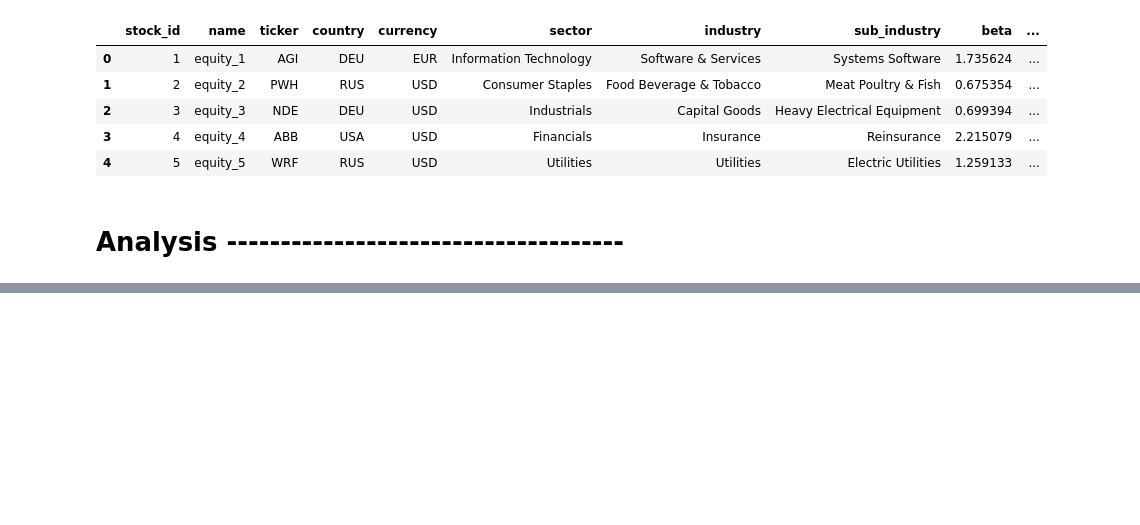
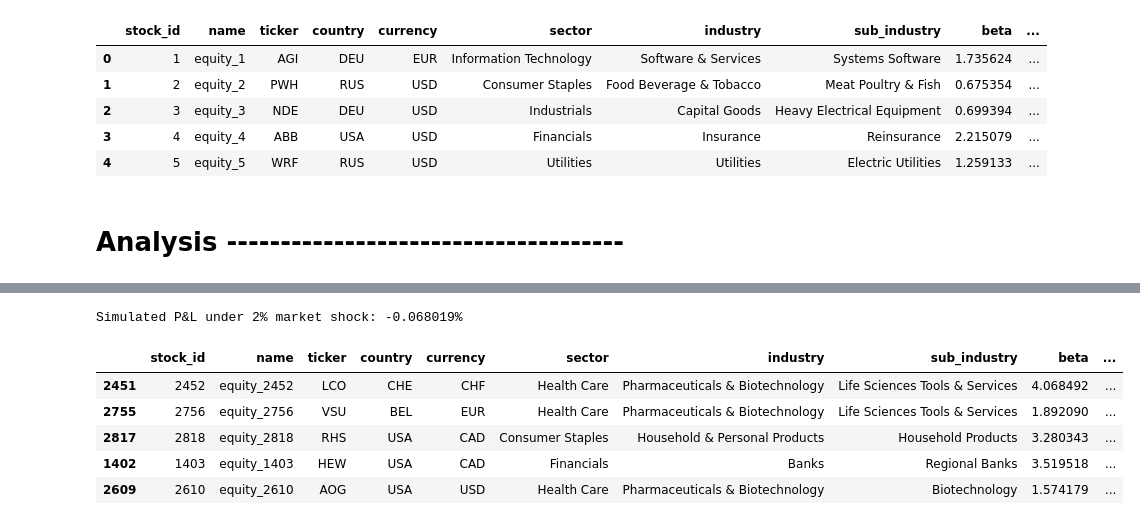
Before and after one commit to williampham7/voleon-data-assignment, a Jupyter notebook: assignment.ipynb, the cells around one changed output, grey strips where cells are left out. Drawn from its saved outputs; the diff is of its cells as text; code cells hidden in the pictures; blank space fills up the shorter version.

```diff
--- a/assignment.ipynb
+++ b/assignment.ipynb
@@ -309,0 +348,21 @@ END OF REPORT
+# %%
+# Simulate market shock
+market_shock = 0.02  # 2% up
+portfolio['shock_pnl'] = (portfolio['beta'] * market_shock *
+                          portfolio['position_value_usd'])
+
+# If portfolio beta is truly neutral, this should ~= 0
+simulated_loss = portfolio['shock_pnl'].sum() / total_gmv
+print(f"Simulated P&L under 2% market shock: {simulated_loss:.6%}")
+
+# Identify which positions would hurt most
+worst_in_shock = portfolio.nsmallest(5, 'shock_pnl')
+worst_in_shock
+# %% [output]
+Simulated P&L under 2% market shock: -0.068019%
+|  | stock_id | name | ticker | country | currency | sector | industry | sub_industry | beta | ... |
+| 2451 | 2452 | equity_2452 | LCO | CHE | CHF | Health Care | Pharmaceuticals & Biotechnology | Life Sciences Tools & Services | 4.068492 | ... |
+| 2755 | 2756 | equity_2756 | VSU | BEL | EUR | Health Care | Pharmaceuticals & Biotechnology | Life Sciences Tools & Services | 1.892090 | ... |
+| 2817 | 2818 | equity_2818 | RHS | USA | CAD | Consumer Staples | Household & Personal Products | Household Products | 3.280343 | ... |
+| 1402 | 1403 | equity_1403 | HEW | USA | CAD | Financials | Banks | Regional Banks | 3.519518 | ... |
+| 2609 | 2610 | equity_2610 | AOG | USA | USD | Health Care | Pharmaceuticals & Biotechnology | Biotechnology | 1.574179 | ... |
```
Also changed, not shown: parts of 8 cells of this notebook.
